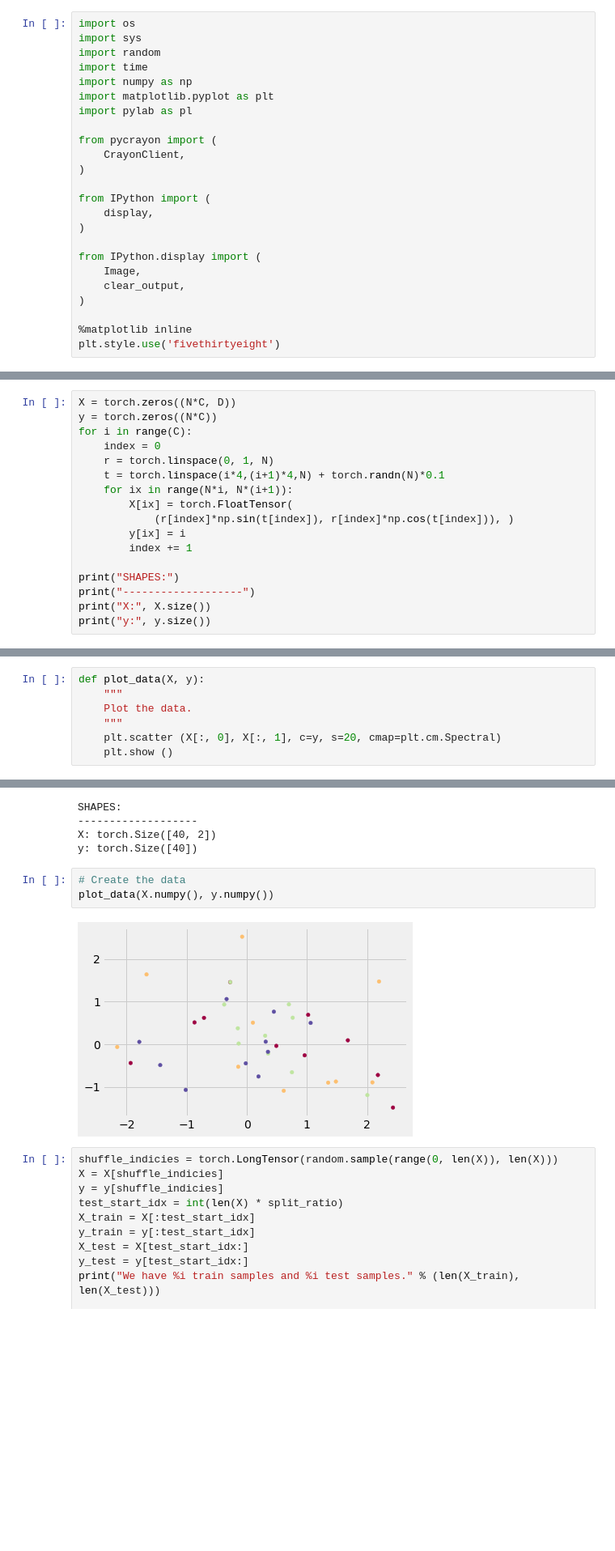
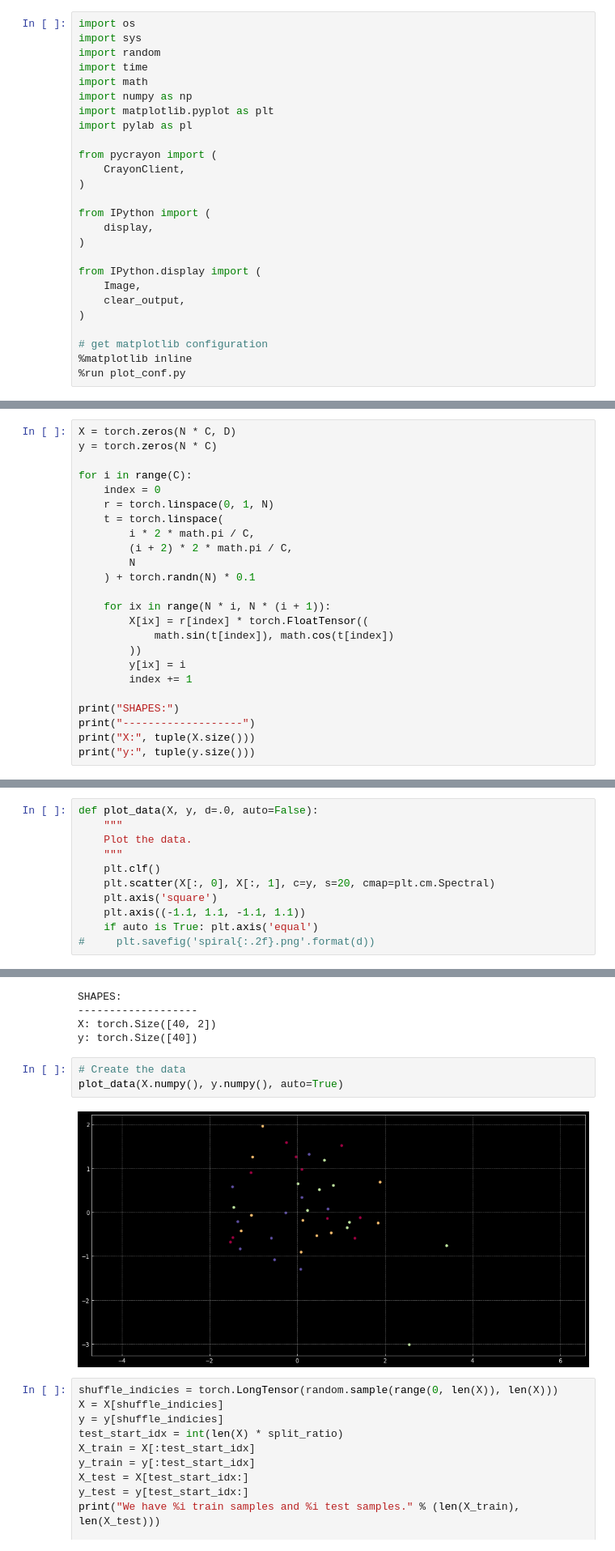
Before and after one commit to GokuMohandas/oreilly-pytorch, a Jupyter notebook: code/lesson1.ipynb, the cells around one changed output, grey strips where cells are left out. Shown at 81% size. Saved outputs shown, nothing was run; the diff lists cells and outputs as text; blank space fills up the shorter version.

```diff
--- a/code/lesson1.ipynb
+++ b/code/lesson1.ipynb
@@ -21,6 +21,7 @@ import os
 import sys
 import random
 import time
+import math
 import numpy as np
 import matplotlib.pyplot as plt
 import pylab as pl
@@ -38,8 +39,9 @@ from IPython.display import (
     clear_output,
 )
 
+# get matplotlib configuration
 %matplotlib inline
-plt.style.use('fivethirtyeight')
+%run plot_conf.py
 # %%
 import torch
 import torch.utils.data
@@ -186,20 +181,27 @@ H = 100 # num_hidden_units
 # %%
-X = torch.zeros((N*C, D))
-y = torch.zeros((N*C))
+X = torch.zeros(N * C, D)
+y = torch.zeros(N * C)
+
 for i in range(C):
     index = 0
     r = torch.linspace(0, 1, N)
-    t = torch.linspace(i*4,(i+1)*4,N) + torch.randn(N)*0.1
-    for ix in range(N*i, N*(i+1)):
-        X[ix] = torch.FloatTensor(
-            (r[index]*np.sin(t[index]), r[index]*np.cos(t[index])), )
+    t = torch.linspace(
+        i * 2 * math.pi / C,
+        (i + 2) * 2 * math.pi / C,
+        N
+    ) + torch.randn(N) * 0.1
+
+    for ix in range(N * i, N * (i + 1)):
+        X[ix] = r[index] * torch.FloatTensor((
+            math.sin(t[index]), math.cos(t[index])
+        ))
         y[ix] = i
         index += 1
 
 print("SHAPES:")
 print("-------------------")
-print("X:", X.size())
-print("y:", y.size())
+print("X:", tuple(X.size()))
+print("y:", tuple(y.size()))
 # %% [output]
 SHAPES:
 -------------------
@@ -208,10 +210,14 @@ y: torch.Size([3000])
 # %%
-def plot_data(X, y):
+def plot_data(X, y, d=.0, auto=False):
     """
     Plot the data.
     """
-    plt.scatter (X[:, 0], X[:, 1], c=y, s=20, cmap=plt.cm.Spectral)
-    plt.show ()
+    plt.clf()
+    plt.scatter(X[:, 0], X[:, 1], c=y, s=20, cmap=plt.cm.Spectral)
+    plt.axis('square')
+    plt.axis((-1.1, 1.1, -1.1, 1.1))
+    if auto is True: plt.axis('equal')
+#     plt.savefig('spiral{:.2f}.png'.format(d))
 # %%
 # Create the data
 plot_data(X.numpy(), y.numpy())
@@ -923,9 +955,9 @@ X: torch.Size([40, 2])
 y: torch.Size([40])
 # %%
 # Create the data
-plot_data(X.numpy(), y.numpy())
+plot_data(X.numpy(), y.numpy(), auto=True)
 # %% [output]
-[figure, old version]
+[figure, new version]
 # %%
 shuffle_indicies = torch.LongTensor(random.sample(range(0, len(X)), len(X)))
 X = X[shuffle_indicies]
```
Also changed, not shown: parts of 26 cells of this notebook, 4 other files.
